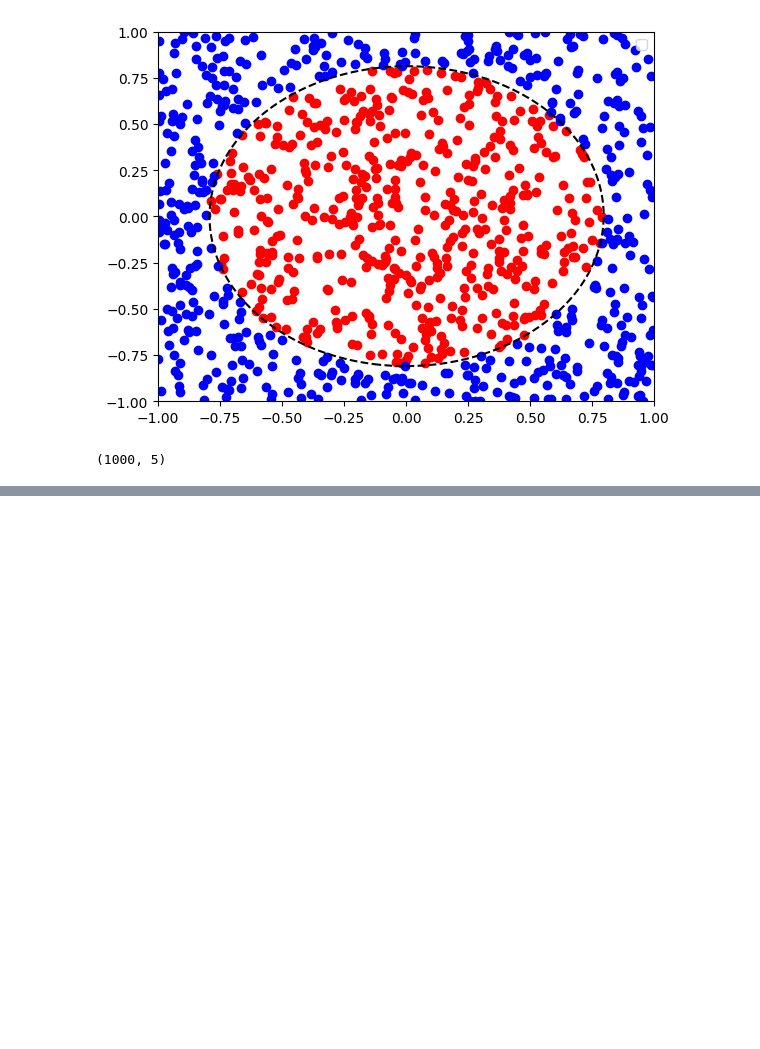
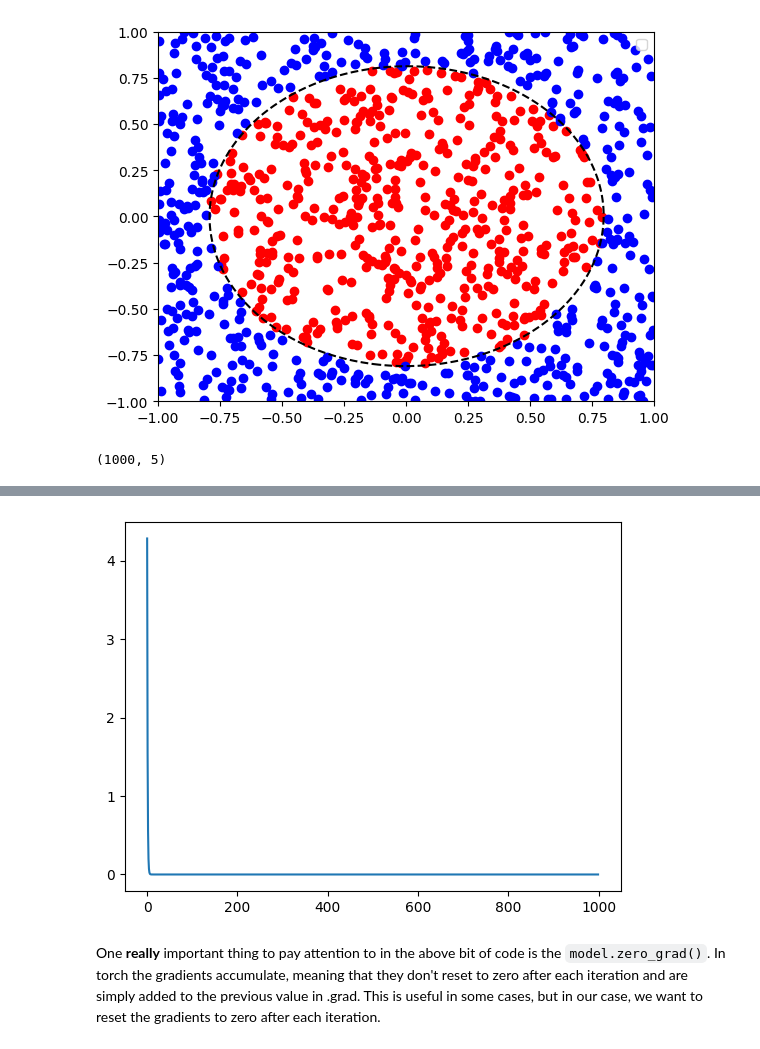
Before and after one commit to Emerge-Lab/tr-gy-8013-Fa-24, a Jupyter notebook: Homeworks/Homework-1.ipynb, the cells around one changed output, grey strips where cells are left out. Saved outputs shown, nothing was run; the diff lists cells and outputs as text; code cells hidden in the pictures; blank space fills up the shorter version.

```diff
--- a/Homeworks/Homework-1.ipynb
+++ b/Homeworks/Homework-1.ipynb
@@ -114,0 +115,18 @@ However, a word of warning. When you index into a tensor, what is returned
+# %%
+x = torch.arange(3, dtype=torch.float32, requires_grad=True) # Only float tensors can have gradients. Float32 means that the tensor is represented by 32 bits. It can roughly represent numbers between -3.4e38 and 3.4e38 and can represent about 7 decimal places. Later, we'll go into why we care about how many decimals can be represented.
+a = x + 2
+b = a ** 2
+c = b + 3
+y = c.mean()
+print("Y", y)
+
+# we can inspect each of the intermediate variables
+# to see what gradient function is associated with each
+print(x.grad_fn)
+print(a.grad_fn)
+print(b.grad_fn)
+print(c.grad_fn)
+
+# if we call backward on y, we are asking pytorch to compute the gradient of y with respect to all the tensors that have requires_grad=True. This should be all of them because they are all dependent on x.
+y.backward()
+print(x.grad) # the gradient of y with respect to x
@@ -271,0 +378,29 @@ new_x.shape
+# %%
+model = ExampleModule()
+# note that we're setting requires_grad false here, this is because
+# we're trying to take derivatives with respect to the parameters of the model
+# not with respect to x
+x = torch.tensor([[1.0]], requires_grad=False)
+learning_rate = 0.1
+losses = []
+for i in range(1000):
+    y = model(x)
+    loss = (y-3)**2
+    # note that .item is used to extract the value from a tensor and detach it
+    # from the computational graph. This ensure that you can't take derivatives through it.
+    losses.append(loss.item())
+    loss.backward()
+    # we can update the weights using gradient descent
+    # the torch.no_grad() is used to tell pytorch that we don't want to keep track of these operations in the computational graph
+    with torch.no_grad():
+        for param in model.parameters():
+            param -= learning_rate * param.grad
+    # we need to zero out the gradients before the next iteration
+    model.zero_grad()
+plt.figure()
+plt.plot(losses)
+plt.show()
+# %% [output]
+[figure, added]
+# %% [markdown]
+One **really** important thing to pay attention to in the above bit of code is the `model.zero_grad()`. In torch the gradients accumulate, meaning that they don't reset to zero after each iteration and are simply added to the previous value in .grad. This is useful in some cases, but in our case, we want to reset the gradients to zero after each iteration.
```
Also changed, not shown: parts of 9 cells of this notebook, 1 other file.
